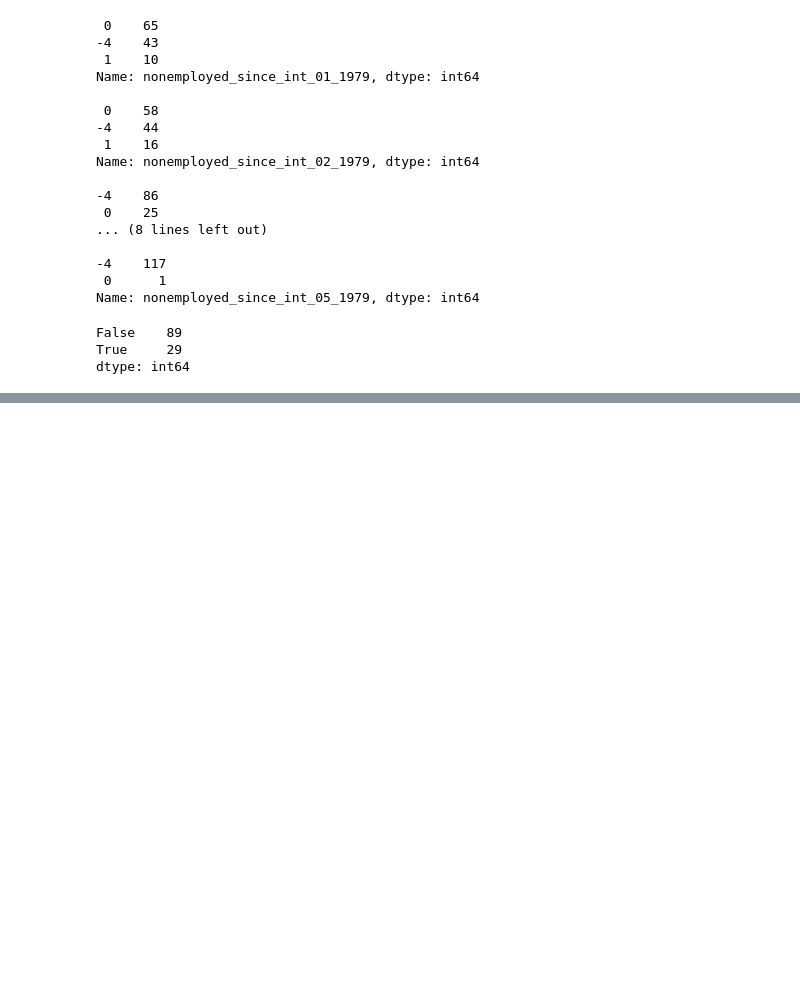
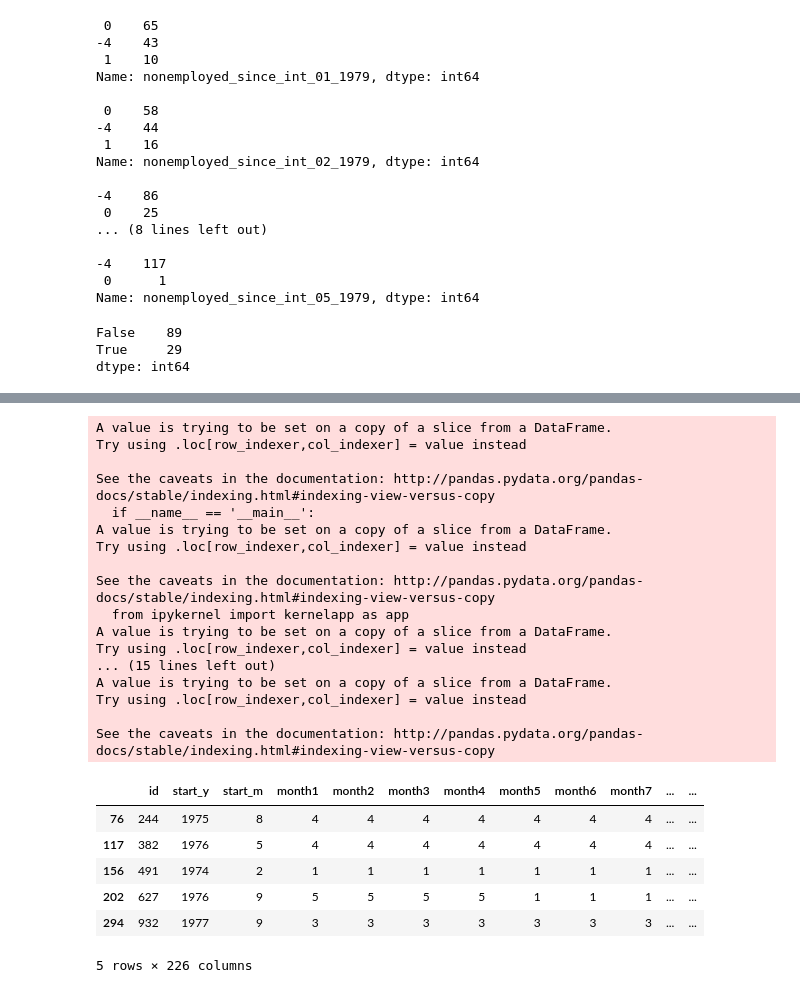
Before and after one commit to jolynn/Optout, a Jupyter notebook: 2seq_construction_pre1978.ipynb, the cells around one changed output, grey strips where cells are left out. Cells and saved outputs as stored; diff of their text form; code cells hidden in the pictures; blank space fills up the shorter version.

```diff
--- a/2seq_construction_pre1978.ipynb
+++ b/2seq_construction_pre1978.ipynb
@@ -537,0 +987,34 @@ dtype: int64
+# %%
+count_df['total_months_pre1978'] = count_df.apply(get_total_months_pre1978, axis=1)
+count_df['num_months_ft_pre1978'] = count_df.apply(lambda row: get_num_months(row, 1), axis=1)
+count_df['num_months_miss_hours_pre1978'] = count_df.apply(lambda row: get_num_months(row, 2), axis=1)
+count_df['num_months_pt_pre1978'] = count_df.apply(lambda row: get_num_months(row, 3), axis=1)
+count_df['num_months_nonemployed_pre1978'] = count_df.apply(lambda row: get_num_months(row, 4), axis=1)
+count_df['num_months_ml_pre1978'] = count_df.apply(lambda row: get_num_months(row, 5), axis=1) # maternity leave
+count_df['num_months_miss_pre1978'] = count_df.apply(lambda row: get_num_months(row, 0), axis=1)
+count_df.head()
+# %% [output]
+A value is trying to be set on a copy of a slice from a DataFrame.
+Try using .loc[row_indexer,col_indexer] = value instead
+
+See the caveats in the documentation: http://pandas.pydata.org/pandas-docs/stable/indexing.html#indexing-view-versus-copy
+  if __name__ == '__main__':
+A value is trying to be set on a copy of a slice from a DataFrame.
+Try using .loc[row_indexer,col_indexer] = value instead
+
+See the caveats in the documentation: http://pandas.pydata.org/pandas-docs/stable/indexing.html#indexing-view-versus-copy
+  from ipykernel import kernelapp as app
+A value is trying to be set on a copy of a slice from a DataFrame.
+Try using .loc[row_indexer,col_indexer] = value instead
+... (15 lines left out)
+A value is trying to be set on a copy of a slice from a DataFrame.
+Try using .loc[row_indexer,col_indexer] = value instead
+
+See the caveats in the documentation: http://pandas.pydata.org/pandas-docs/stable/indexing.html#indexing-view-versus-copy
+|  | id | start_y | start_m | month1 | month2 | month3 | month4 | month5 | month6 | month7 | ... | ... |
+| 76 | 244 | 1975 | 8 | 4 | 4 | 4 | 4 | 4 | 4 | 4 | ... | ... |
+| 117 | 382 | 1976 | 5 | 4 | 4 | 4 | 4 | 4 | 4 | 4 | ... | ... |
+| 156 | 491 | 1974 | 2 | 1 | 1 | 1 | 1 | 1 | 1 | 1 | ... | ... |
+| 202 | 627 | 1976 | 9 | 5 | 5 | 5 | 5 | 1 | 1 | 1 | ... | ... |
+| 294 | 932 | 1977 | 9 | 3 | 3 | 3 | 3 | 3 | 3 | 3 | ... | ... |
+5 rows × 226 columns
```
Also changed, not shown: parts of 39 cells of this notebook.
